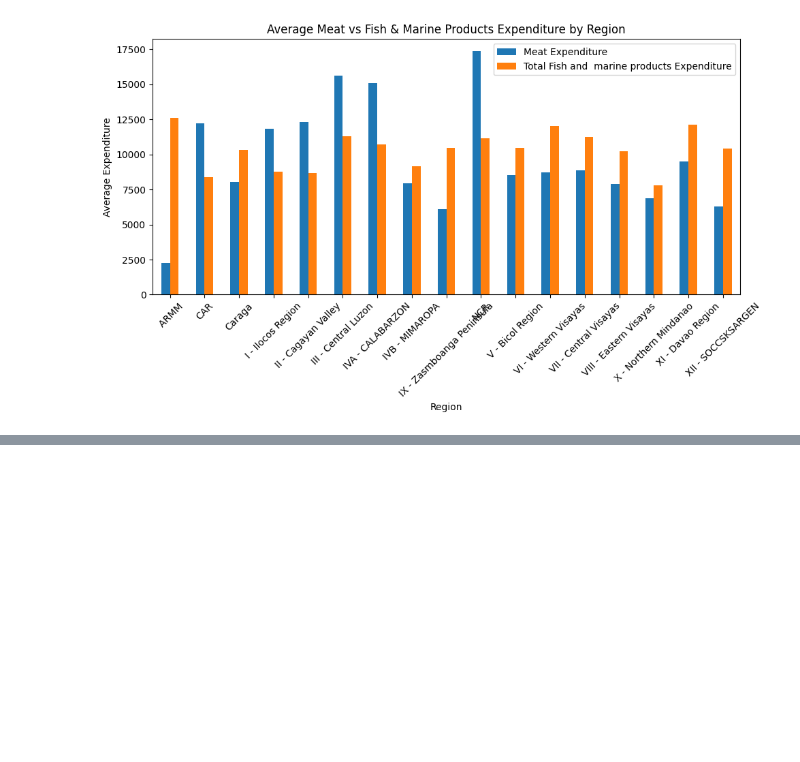
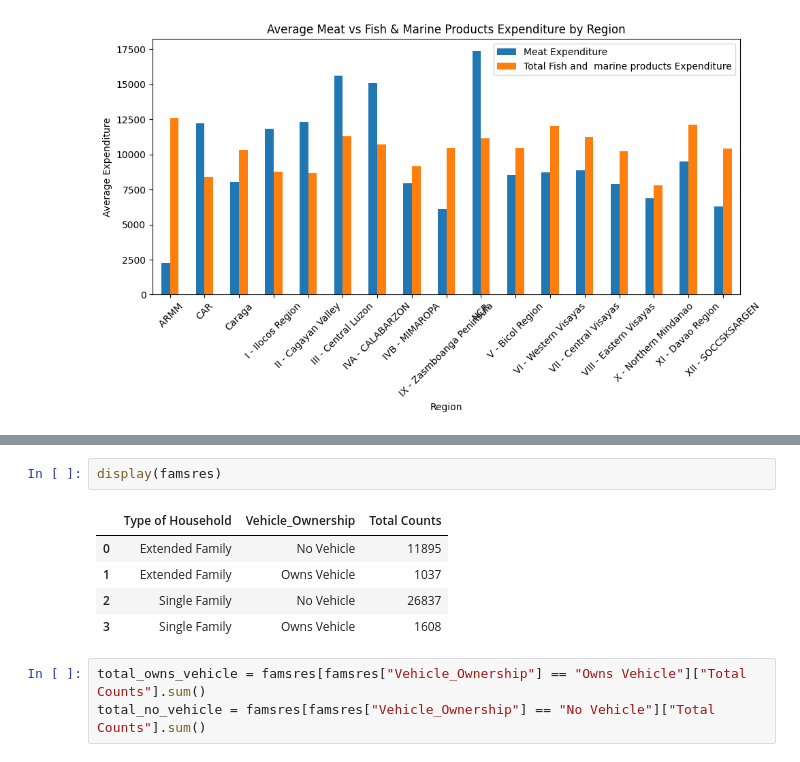
Before and after one commit to kitty1926/project, a Jupyter notebook: Untitled.ipynb, the cells around one changed output, grey strips where cells are left out. Saved outputs shown, nothing was run; the diff lists cells and outputs as text; blank space fills up the shorter version.

```diff
--- a/Untitled.ipynb
+++ b/Untitled.ipynb
@@ -226,0 +255,11 @@ plt.show()
+# %%
+display(famsres)
+# %% [output]
+|  | Type of Household | Vehicle_Ownership | Total Counts |
+| 0 | Extended Family | No Vehicle | 11895 |
+| 1 | Extended Family | Owns Vehicle | 1037 |
+| 2 | Single Family | No Vehicle | 26837 |
+| 3 | Single Family | Owns Vehicle | 1608 |
+# %%
+total_owns_vehicle = famsres[famsres["Vehicle_Ownership"] == "Owns Vehicle"]["Total Counts"].sum()
+total_no_vehicle = famsres[famsres["Vehicle_Ownership"] == "No Vehicle"]["Total Counts"].sum()
```
Also changed, not shown: parts of 29 cells of this notebook.
